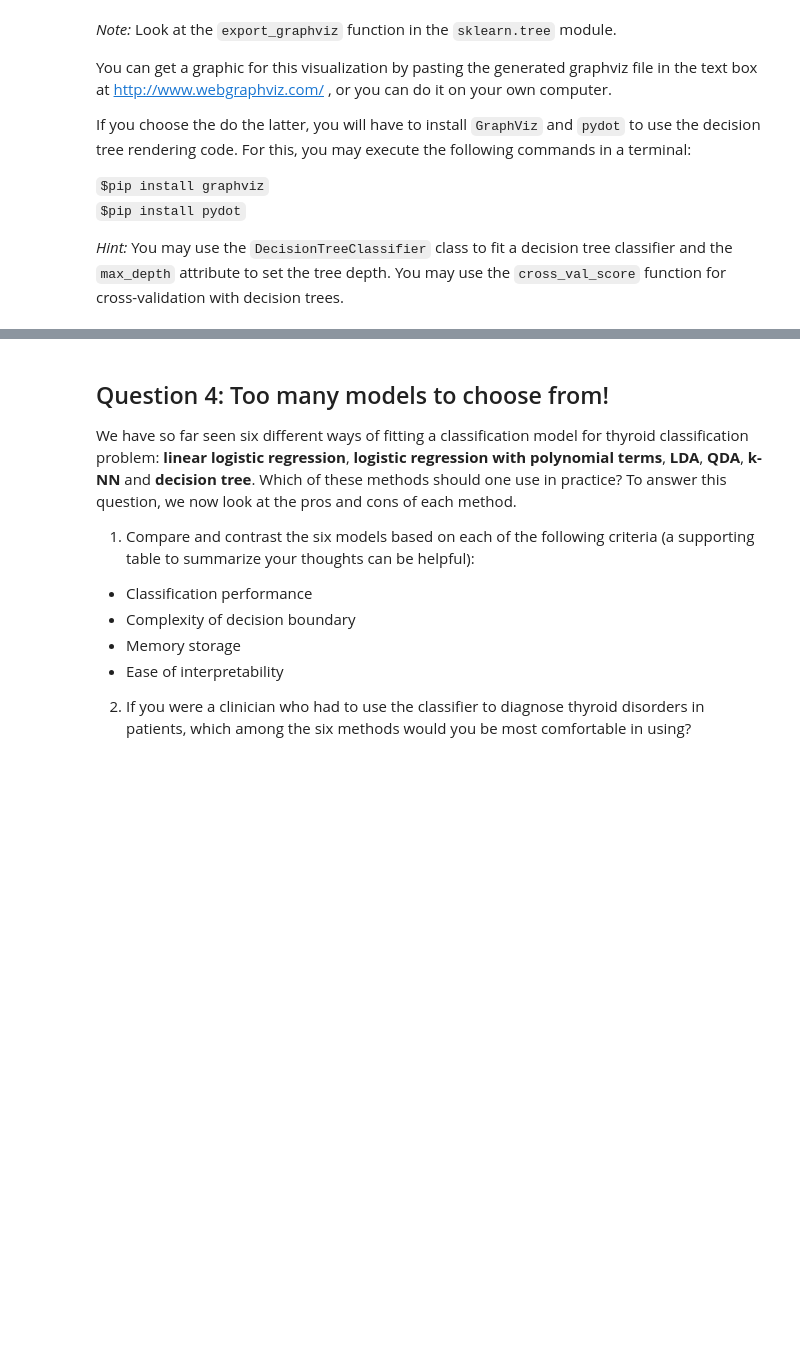
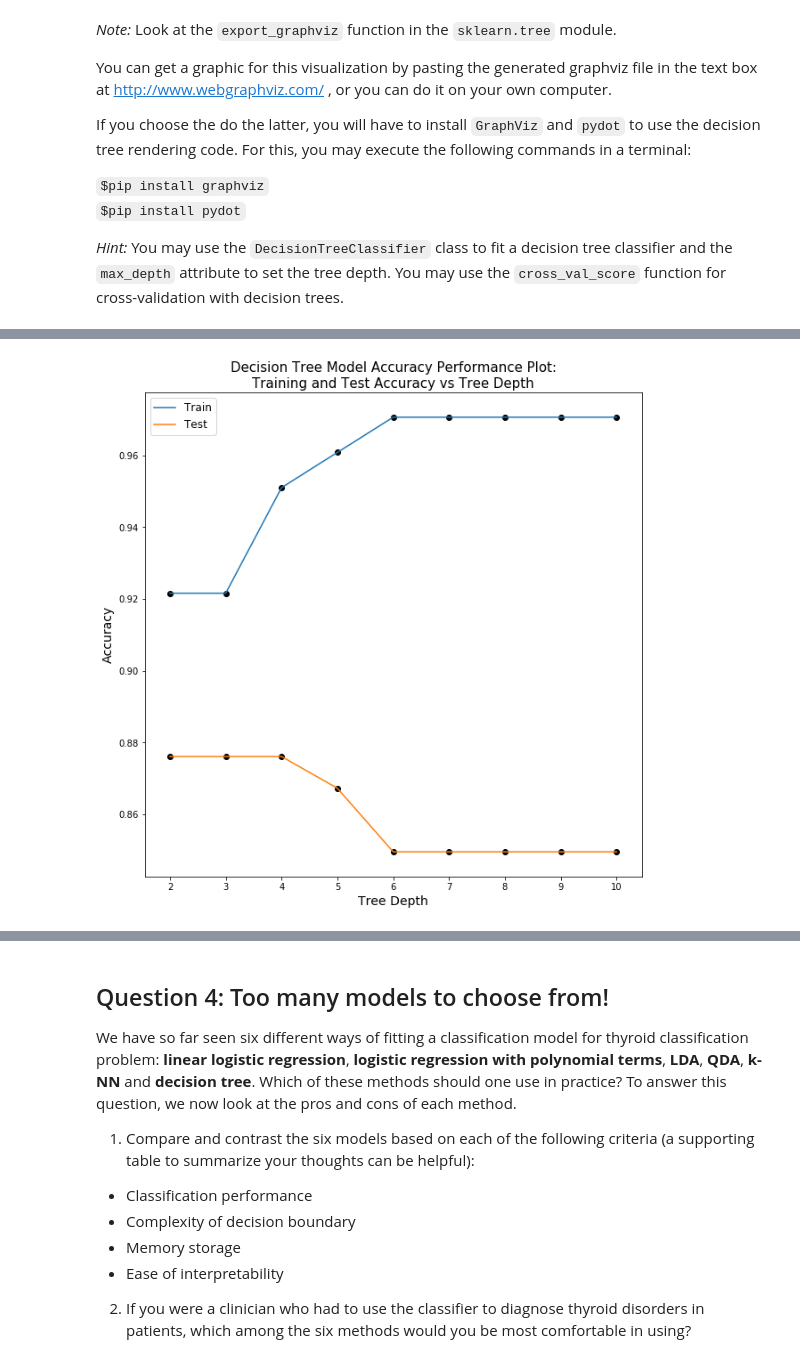
Before and after one commit to REMitchell/CSCIE109A, a Jupyter notebook: hw7/cs109_hw7.ipynb, the cells around one changed output, grey strips where cells are left out. Drawn from its saved outputs; the diff is of its cells as text; code cells hidden in the pictures; blank space fills up the shorter version.

Commit message:
Question 1: Fit Classification Models: Added MLR, OVR, MLR with Poly Models & Question 3: Fit Decision Trees - Part 1.

```diff
--- a/hw7/cs109_hw7.ipynb
+++ b/hw7/cs109_hw7.ipynb
@@ -154,0 +153,9 @@ LogisticRegressionCV(Cs=10, class_weight=None, cv=None, dual=False,
+# %%
+# One Vs Rest Classifier using LogisticRegressionCV with
+#   L2 regularization
+#   Multi_class option 'ovr'
+
+ovr_mod = LogisticRegressionCV(penalty='l2', multi_class='ovr')
+ovr_mod.fit(Xtrain, ytrain)
+print ("OVR Train Accuracy:  " + str(ovr_mod.score(Xtrain, ytrain)))
+print ("OVR Test Accuracy:   " + str(ovr_mod.score(Xtest, ytest)))
@@ -154,0 +165,12 @@ LogisticRegressionCV(Cs=10, class_weight=None, cv=None, dual=False,
+# %%
+# Multinomial Logistic Regression using LogisticRegressionCV with
+#   L2 regularization
+#   Multi_class option 'ovr'
+poly = PolynomialFeatures(degree=2)
+Xtrain_poly = poly.fit_transform(Xtrain)
+Xtest_poly = poly.fit_transform(Xtest)
+
+mlr_poly_mod = LogisticRegressionCV(penalty='l2', multi_class='multinomial')
+mlr_poly_mod.fit(Xtrain_poly, ytrain)
+print ("MLR Poly Train Accuracy:  " + str(mlr_poly_mod.score(Xtrain_poly, ytrain)))
+print ("MLR Poly Test Accuracy:   " + str(mlr_poly_mod.score(Xtest_poly, ytest)))
@@ -311,0 +350,25 @@ tree = DecisionTreeClassifier()
+# %%
+# Fit a decision tree model to the thyroid data set with (maximum) tree depths 2, 3, ..., 10.
+# Make plots of the training and test accuracies as a function of the tree depth.
+tree_depths = range(2,11)
+dtc_mod_acc = {'test':[], 'train': []}
+for tree_depth in tree_depths:
+    dtc_mod = DecisionTreeClassifier(max_depth = tree_depth)
+    dtc_mod.fit(Xtrain, ytrain)
+    dtc_mod_acc['train'].append(dtc_mod.score(Xtrain, ytrain))
+    dtc_mod_acc['test'].append(dtc_mod.score(Xtest, ytest))
+
+plt.figure(figsize = (10, 10))
+plt.plot(tree_depths, dtc_mod_acc['train'], label='Train')
+plt.plot(tree_depths, dtc_mod_acc['test'], label='Test')
+plt.scatter(tree_depths, dtc_mod_acc['train'], c='k')
+plt.scatter(tree_depths, dtc_mod_acc['test'], c='k')
+plt.axis('tight')
+plt.xlabel('Tree Depth', fontsize = 14)
+plt.ylabel('Accuracy',   fontsize = 14)
+plt.legend(fontsize = 12)
+plt.title("Decision Tree Model Accuracy Performance Plot:\nTraining and Test Accuracy vs Tree Depth",
+         fontsize = 15)
+plt.show()
+# %% [output]
+[figure, added]
```
Also changed, not shown: parts of 13 cells of this notebook.
